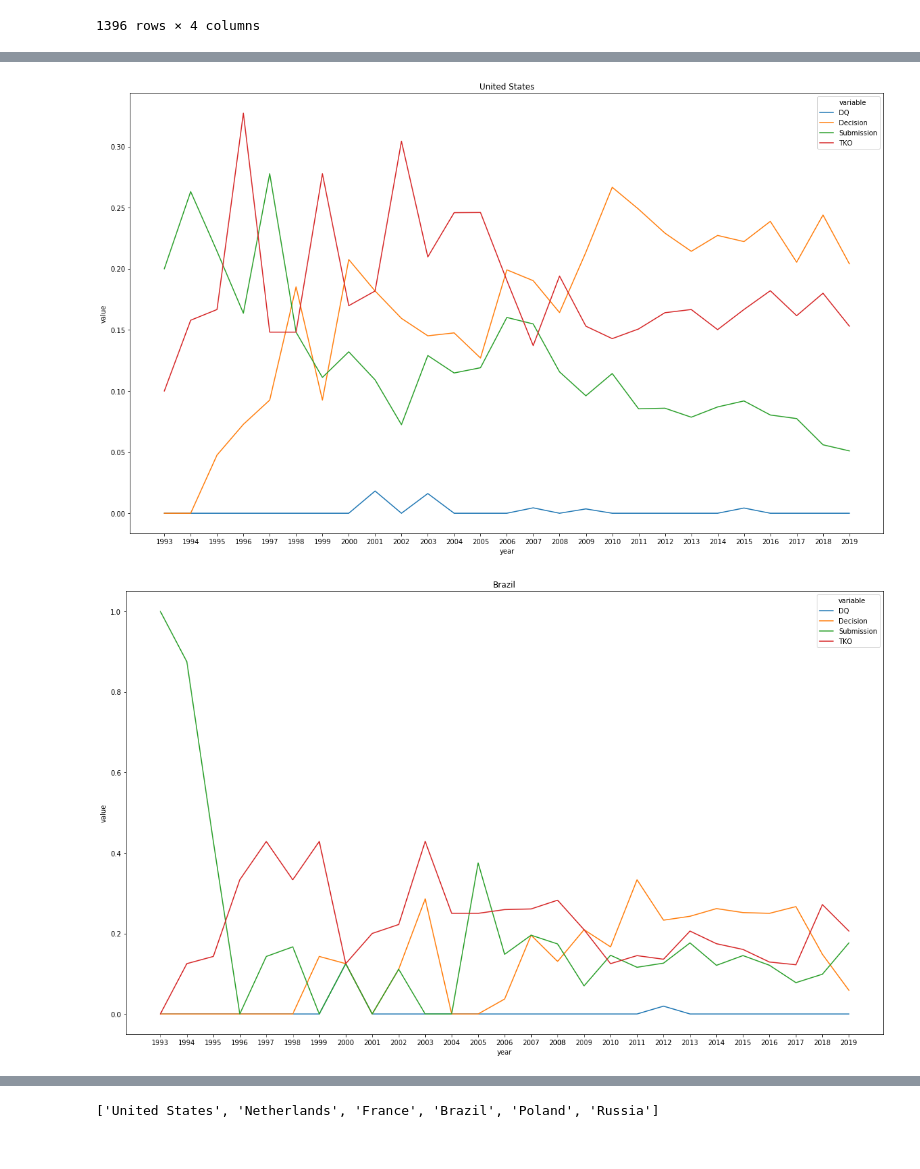
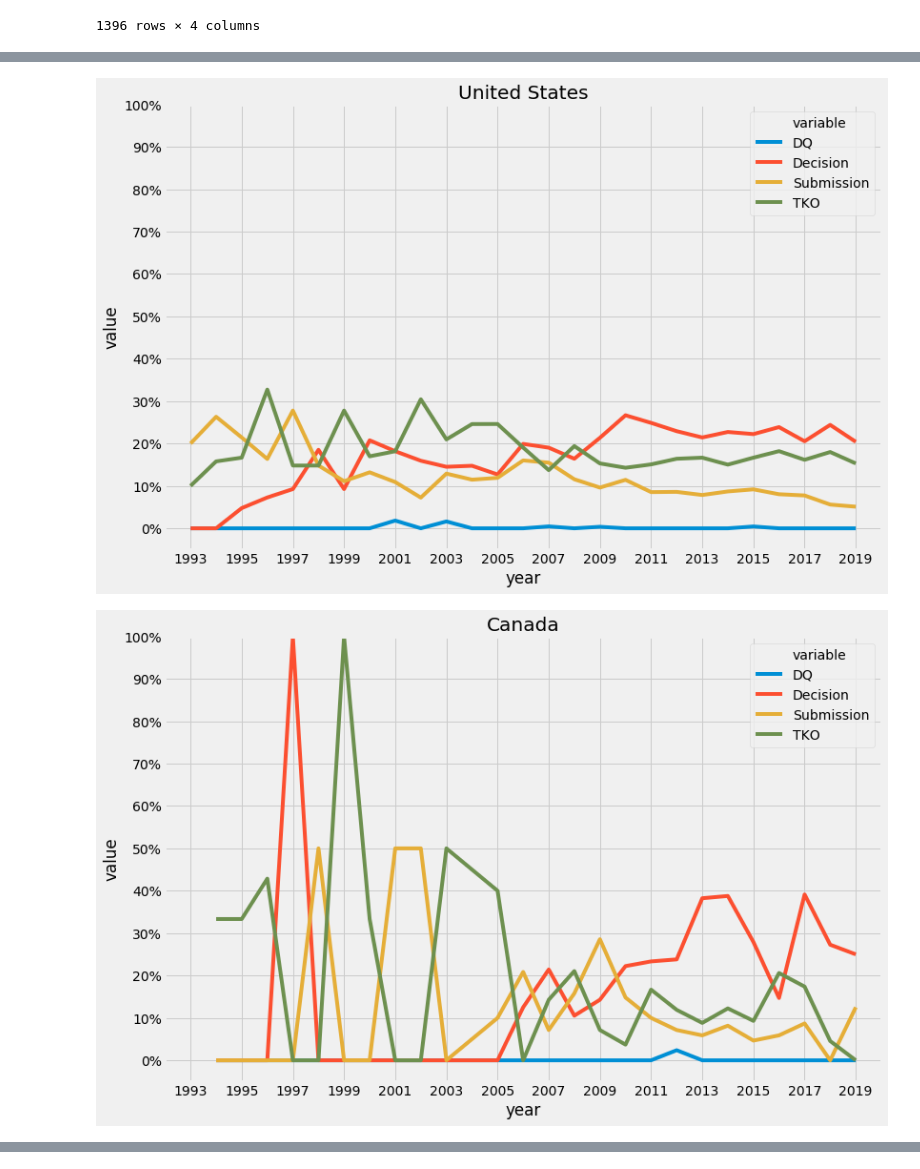
Before and after one commit to ekoly/DS-Unit-1-Build, a Jupyter notebook: ipynb/explore_data.ipynb, the cells around one changed output, grey strips where cells are left out. Drawn from its saved outputs; the diff is of its cells as text; code cells hidden in the pictures.

```diff
--- a/ipynb/explore_data.ipynb
+++ b/ipynb/explore_data.ipynb
@@ -674,9 +647,8 @@ winners_df
 # %%
-year_country_df = winners_df.pivot_table(values=["date"], index=["year", "country"], columns=["outcome"], aggfunc=len).reset_index(["year",  "country"])
-year_country_df = year_country_df.fillna(0)
-#year_country_df = year_country_df.reset_index(level=[0, 1])
-year_country_df.columns = ["year", "country", "DQ", "Decision", "Submission", "TKO"]
-year_country_df
+winners_df = winners_df.pivot_table(values=["date"], index=["year", "country"], columns=["outcome"], aggfunc=len).reset_index(["year",  "country"])
+winners_df = winners_df.fillna(0)
+winners_df.columns = ["year", "country", "DQ", "Decision", "Submission", "TKO"]
+winners_df
 # %% [output]
 |  | year | country | DQ | Decision | Submission | TKO |
 | 0 | 1993 | Brazil | 0.0 | 0.0 | 6.0 | 0.0 |
@@ -693,5 +665,6 @@ year_country_df
 349 rows × 6 columns
 # %%
 fights_df = fights_df.pivot_table(values=["date"], index=["year", "country"], aggfunc=len).reset_index(["year",  "country"])
+fights_df.columns = ["year", "country", "num_fights"]
 fights_df
 # %% [output]
@@ -709,11 +682,11 @@ fights_df
 | 465 | 2019 | United States | 98 |
 466 rows × 3 columns
 # %%
-year_country_df = year_country_df.merge(fights_df, on=["year", "country"])
+year_country_stats_df = winners_df.merge(fights_df, on=["year", "country"])
 for col in ["DQ", "Decision", "Submission", "TKO"]:
-  year_country_df[col] = year_country_df[col]/year_country_df["date"]
-year_country_df = year_country_df.melt(id_vars=["year", "country"], value_vars=["DQ", "Decision", "Submission", "TKO"])
-year_country_df
+  year_country_stats_df[col] = year_country_stats_df[col]/year_country_stats_df["num_fights"]
+year_country_stats_df = year_country_stats_df.melt(id_vars=["year", "country"], value_vars=["DQ", "Decision", "Submission", "TKO"])
+year_country_stats_df
 # %% [output]
 |  | year | country | variable | value |
 | 0 | 1993 | Brazil | DQ | 0.000000 |
@@ -728,4 +701,6 @@ year_country_df
 | 1394 | 2019 | Ukraine | TKO | 0.000000 |
 | 1395 | 2019 | United States | TKO | 0.153061 |
 1396 rows × 4 columns
+# %%
+year_country_stats_df["year"] = year_country_stats_df["year"].astype(np.int32)
 # %%
@@ -737,9 +714,17 @@ sns.lineplot(x=usa_df["year"], y=usa_df["value"], hue=usa_df["variable"])
 # %%
-for country in ['United States', 'Brazil', 'Poland', 'Russia', "Japan"]:
-  fig, ax = plt.subplots(figsize=(20, 12))
-  country_df = year_country_df[year_country_df["country"] == country]
+# Now do some more countries
+plt.style.use("fivethirtyeight")
+
+for country in ['United States', "Canada", 'Brazil', 'Poland', 'Russia', "Japan"]:
+  fig, ax = plt.subplots(figsize=(12, 8))
+  country_df = year_country_stats_df[year_country_stats_df["country"] == country]
   sns.lineplot(x=country_df["year"], y=country_df["value"], hue=country_df["variable"], ax=ax)
   ax.set_title(country)
+  ax.set_xlim([1992, 2020])
+  ax.set_ylim([-0.05, 1.])
+  ax.set_xticks(range(1993, 2020, 2))
+  ax.set_yticks([x/100 for x in range(0, 101, 10)])
+  ax.set_yticklabels([str(x)+"%" for x in range(0, 101, 10)])
 # %% [output]
-[figure, old version]
+[figure, new version]
-[figure, old version]
+[figure, new version]
@@ -749,4 +734,0 @@ for country in ['United States', 'Brazil', 'Poland', 'Russia', "Japan"]:
-# %%
-countries
-# %% [output]
-['United States', 'Netherlands', 'France', 'Brazil', 'Poland', 'Russia']
```
Also changed, not shown: parts of 19 cells of this notebook.
